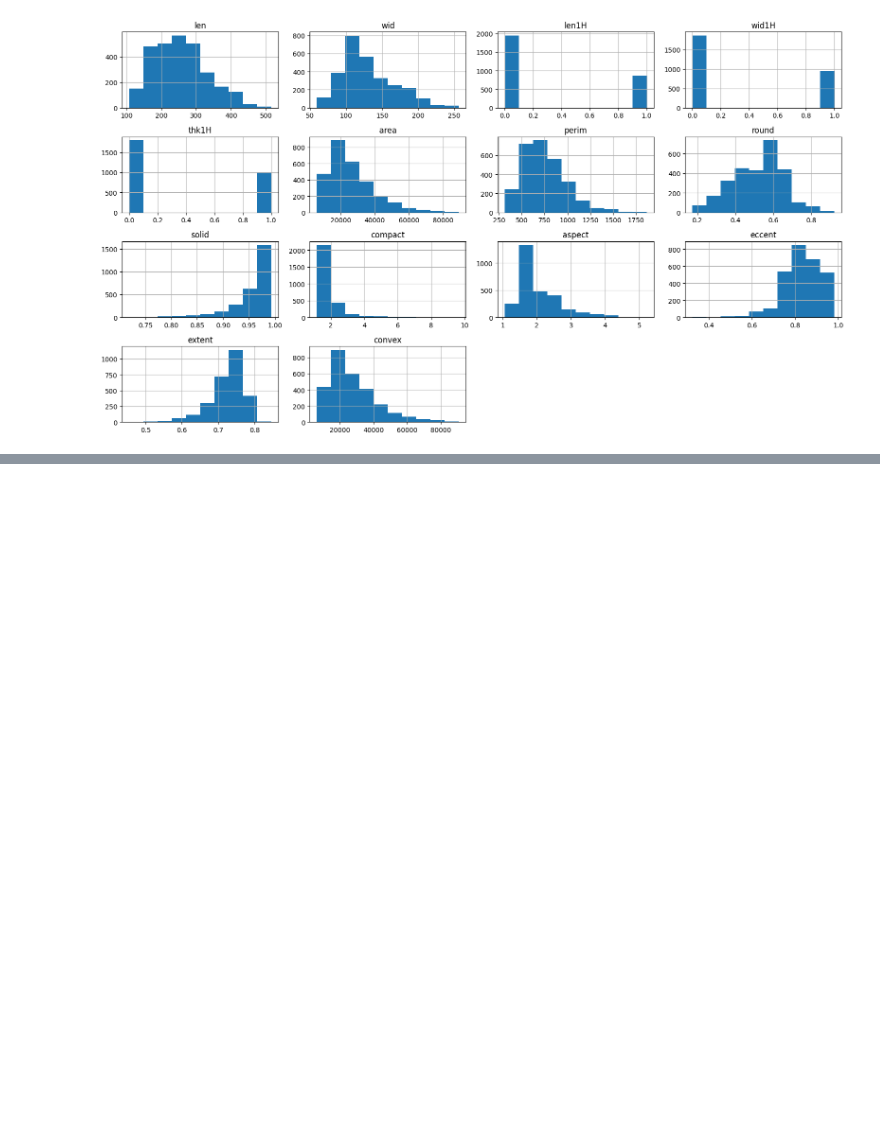
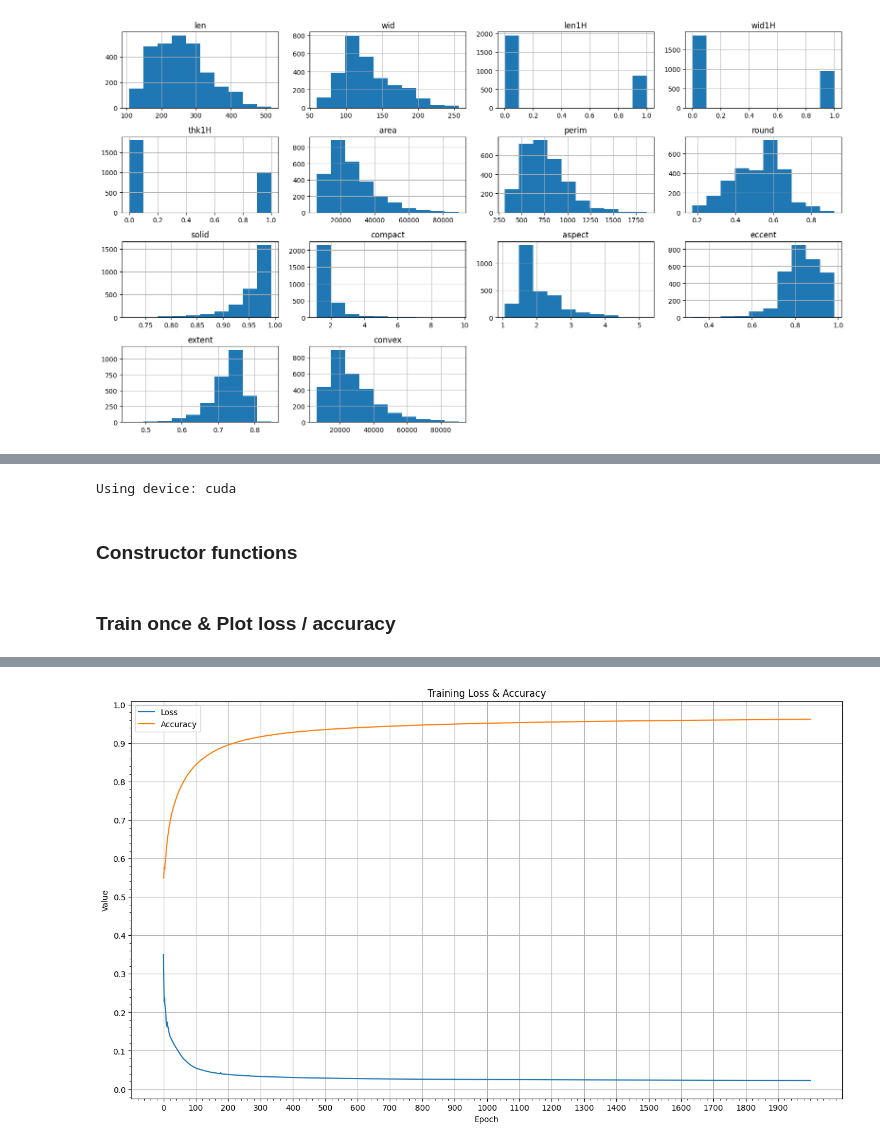
Before and after one commit to Rec1dite/AImond, a Jupyter notebook: maintorch.ipynb, the cells around one changed output, grey strips where cells are left out. Cells and saved outputs as stored; diff of their text form; code cells hidden in the pictures; blank space fills up the shorter version.

```diff
--- a/maintorch.ipynb
+++ b/maintorch.ipynb
@@ -419,0 +138,20 @@ Accuracy: 0.8728
+# %%
+import pandas as pd
+from sklearn.model_selection import train_test_split, KFold
+from sklearn.preprocessing import StandardScaler, LabelEncoder
+from numpy import ndarray
+
+#----- Get compute device -----#
+dev = "cuda" if torch.cuda.is_available() else "mps" if torch.backends.mps.is_available() else "cpu"
+# dev = "cpu"
+print(f"Using device: \033[0;94m{dev}\033[0m")
+
+
+#----- Rescale & Encode features -----#
+scaler = StandardScaler()
+datX: ndarray = scaler.fit_transform(X.values)
+datY: ndarray = Y.values
+# %% [output]
+Using device: cuda
+# %% [markdown]
+### Constructor functions
@@ -419,0 +273,35 @@ Accuracy: 0.8728
+# %%
+from typing import List, Tuple
+def getRunner(epochs = 1000, loss = nn.MSELoss, opts = [optim.Rprop], act = nn.ReLU) -> Runnable:
+    def runner(xTrain: torch.Tensor, yTrain: torch.Tensor, xTest: torch.Tensor, yTest: torch.Tensor) -> Tuple[TrainResults, float]:
+        net = createNN(xTrain.shape[1], yTrain.shape[1], loss, opts, act)
+        trainRes = train(net, xTrain, yTrain, epochs)
+        testAcc = test(net, xTest, yTest)
+        return trainRes, testAcc
+
+    return runner
+# %% [markdown]
+### Train once & Plot loss / accuracy
+# %%
+epcs = 2000
+
+trainRes, testAcc = runTrainTest(getRunner(epcs))
+
+
+# acc = test(net, testX, testY)
+print(f'Test accuracy with K fold: \033[0;94m{testAcc:.4f}\033[0m')
+
+# Plot accuracy & loss
+plt.figure(figsize=(16, 9))
+plt.plot(trainRes['losses'], label='Loss')
+plt.plot(trainRes['accuracies'], label='Accuracy')
+plt.title('Training Loss & Accuracy')
+plt.minorticks_on()
+plt.xticks(np.arange(0, epcs, epcs/20))
+plt.yticks(np.arange(0, 1.1, 0.1))
+plt.grid(True)
+plt.xlabel('Epoch')
+plt.ylabel('Value')
+plt.legend()
+plt.show()
+# %% [output]
@@ -419,0 +325 @@ Accuracy: 0.8728
+[figure, added]
```
Also changed, not shown: parts of 18 cells of this notebook.
